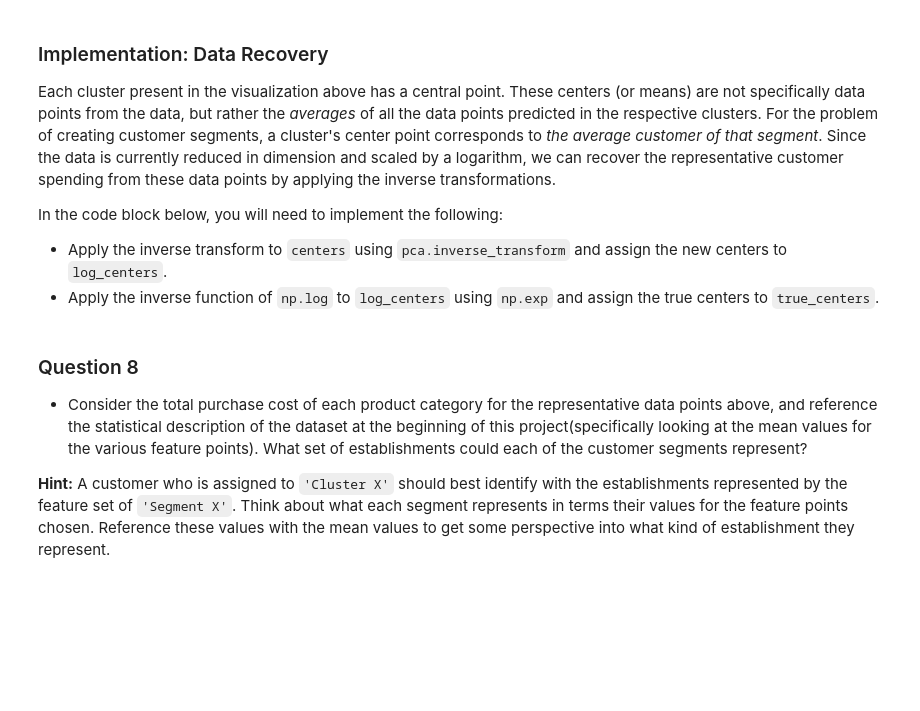
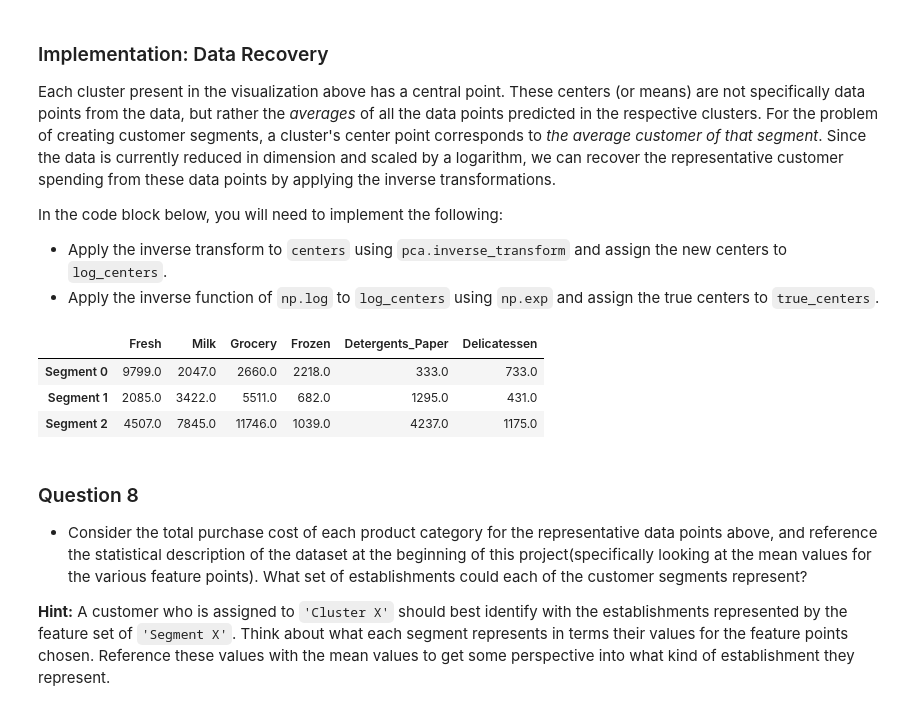
Before and after one commit to Cruzzor/MLDN-customer_segments, a Jupyter notebook: customer_segments.ipynb, the cells around one changed output. Cells and saved outputs as stored; diff of their text form; code cells hidden in the pictures; blank space fills up the shorter version.

Commit message:
Segments explained

```diff
--- a/customer_segments.ipynb
+++ b/customer_segments.ipynb
@@ -593,16 +590,21 @@ In the code block below, you will need to implement the following:
  - Apply the inverse function of `np.log` to `log_centers` using `np.exp` and assign the true centers to `true_centers`.
 # %%
 # TODO: Inverse transform the centers
-log_centers = None
+log_centers = pca.inverse_transform(centers)
 
 # TODO: Exponentiate the centers
-true_centers = None
+true_centers = np.exp(log_centers)
 
 # Display the true centers
 segments = ['Segment {}'.format(i) for i in range(0,len(centers))]
 true_centers = pd.DataFrame(np.round(true_centers), columns = data.keys())
 true_centers.index = segments
 display(true_centers)
+# %% [output]
+|  | Fresh | Milk | Grocery | Frozen | Detergents_Paper | Delicatessen |
+| Segment 0 | 9799.0 | 2047.0 | 2660.0 | 2218.0 | 333.0 | 733.0 |
+| Segment 1 | 2085.0 | 3422.0 | 5511.0 | 682.0 | 1295.0 | 431.0 |
+| Segment 2 | 4507.0 | 7845.0 | 11746.0 | 1039.0 | 4237.0 | 1175.0 |
 # %% [markdown]
 ### Question 8
 
```
Also changed, not shown: parts of 5 cells of this notebook.
